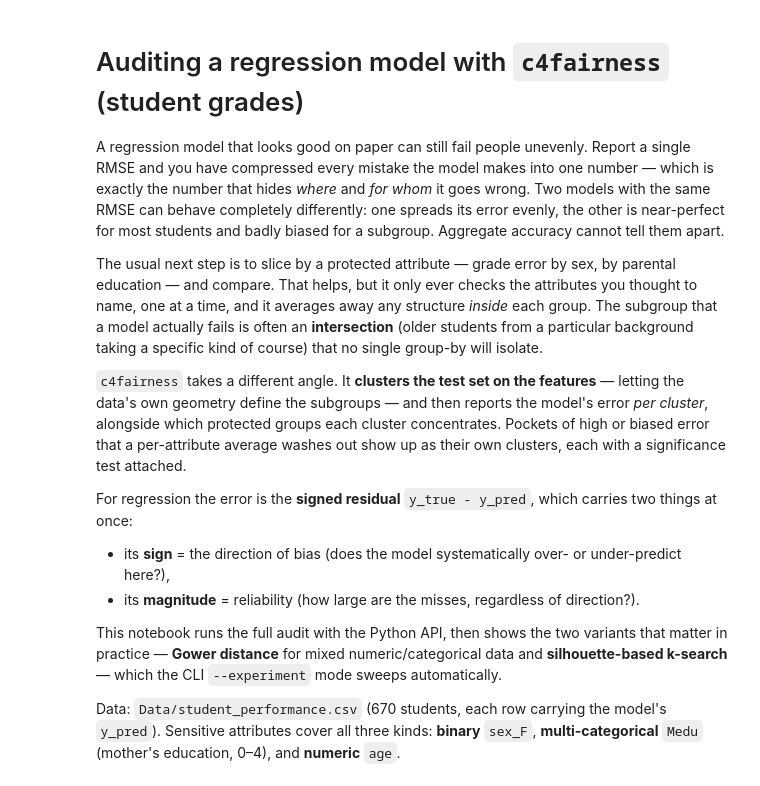
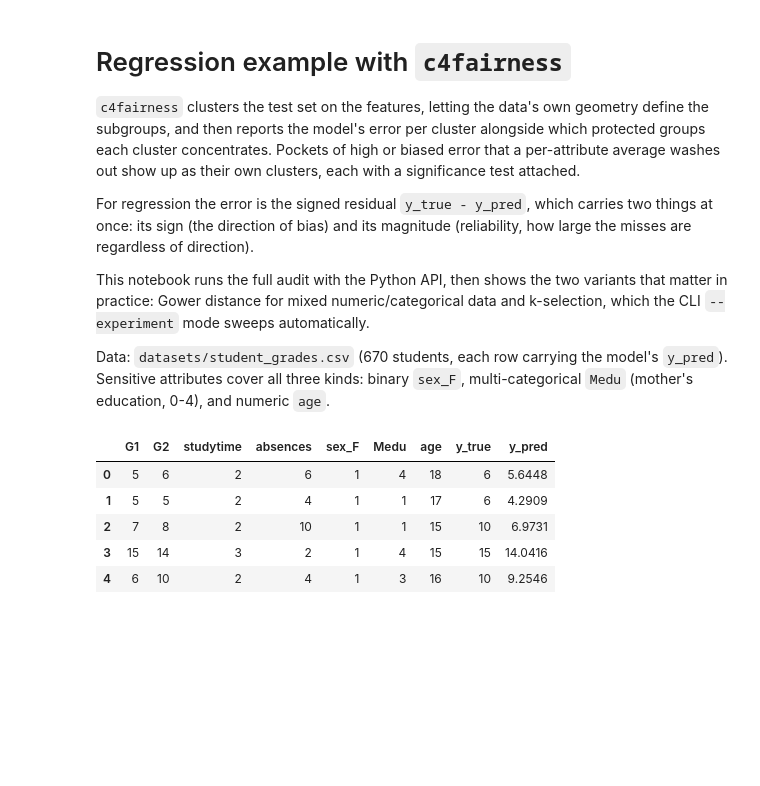
Before and after one commit to emma-ba/Clustering_4_Fairness, a Jupyter notebook: docs/example_regression.ipynb, the cells around one changed output. Saved outputs shown, nothing was run; the diff lists cells and outputs as text; code cells hidden in the pictures; blank space fills up the shorter version.

Commit message:
Update notebooks, web app, and package
Fix the example notebooks, speed up and harden the Gradio web app, and clean
up stale comments and dead code across the package.

```diff
--- a/docs/example_regression.ipynb
+++ b/docs/example_regression.ipynb
@@ -1,44 +1,26 @@
 # %% [markdown]
-# Auditing a regression model with `c4fairness` (student grades)
+# Regression example with `c4fairness`
 
-A regression model that looks good on paper can still fail people unevenly. Report a single RMSE
-and you have compressed every mistake the model makes into one number — which is exactly the
-number that hides *where* and *for whom* it goes wrong. Two models with the same RMSE can behave
-completely differently: one spreads its error evenly, the other is near-perfect for most students
-and badly biased for a subgroup. Aggregate accuracy cannot tell them apart.
+`c4fairness` clusters the test set on the features, letting the data's own geometry define the subgroups, and then reports the model's error per cluster alongside which protected groups each cluster concentrates. Pockets of high or biased error that a per-attribute average washes out show up as their own clusters, each with a significance test attached.
 
-The usual next step is to slice by a protected attribute — grade error by sex, by parental
-education — and compare. That helps, but it only ever checks the attributes you thought to name,
-one at a time, and it averages away any structure *inside* each group. The subgroup that a model
-actually fails is often an **intersection** (older students from a particular background taking a
-specific kind of course) that no single group-by will isolate.
+For regression the error is the signed residual `y_true - y_pred`, which carries two things at once: its sign (the direction of bias) and its magnitude (reliability, how large the misses are regardless of direction).
 
-`c4fairness` takes a different angle. It **clusters the test set on the features** — letting the
-data's own geometry define the subgroups — and then reports the model's error *per cluster*,
-alongside which protected groups each cluster concentrates. Pockets of high or biased error that
-a per-attribute average washes out show up as their own clusters, each with a significance test
-attached.
+This notebook runs the full audit with the Python API, then shows the two variants that matter in practice: Gower distance for mixed numeric/categorical data and k-selection, which the CLI `--experiment` mode sweeps automatically.
 
-For regression the error is the **signed residual** `y_true - y_pred`, which carries two things
-at once:
-
-- its **sign** = the direction of bias (does the model systematically over- or under-predict
-  here?),
-- its **magnitude** = reliability (how large are the misses, regardless of direction?).
-
-This notebook runs the full audit with the Python API, then shows the two variants that matter in
-practice — **Gower distance** for mixed numeric/categorical data and **silhouette-based k-search**
-— which the CLI `--experiment` mode sweeps automatically.
-
-Data: `Data/student_performance.csv` (670 students, each row carrying the model's `y_pred`).
-Sensitive attributes cover all three kinds: **binary** `sex_F`, **multi-categorical** `Medu`
-(mother's education, 0–4), and **numeric** `age`.
+Data: `datasets/student_grades.csv` (670 students, each row carrying the model's `y_pred`). Sensitive attributes cover all three kinds: binary `sex_F`, multi-categorical `Medu` (mother's education, 0-4), and numeric `age`.
 # %%
 import numpy as np
 import pandas as pd
 from c4fairness.result_viz import plot_cluster_recap_heatmap
 from IPython.display import Image
 
-df = pd.read_csv("../Data/student_performance.csv")
+df = pd.read_csv("datasets/student_grades.csv")
 df[["G1", "G2", "studytime", "absences", "sex_F", "Medu", "age", "y_true", "y_pred"]].head()
+# %% [output]
+|  | G1 | G2 | studytime | absences | sex_F | Medu | age | y_true | y_pred |
+| 0 | 5 | 6 | 2 | 6 | 1 | 4 | 18 | 6 | 5.6448 |
+| 1 | 5 | 5 | 2 | 4 | 1 | 1 | 17 | 6 | 4.2909 |
+| 2 | 7 | 8 | 2 | 10 | 1 | 1 | 15 | 10 | 6.9731 |
+| 3 | 15 | 14 | 3 | 2 | 1 | 4 | 15 | 15 | 14.0416 |
+| 4 | 6 | 10 | 2 | 4 | 1 | 3 | 16 | 10 | 9.2546 |
 # %% [markdown]
```
Also changed, not shown: parts of 18 cells of this notebook, 24 other files.
